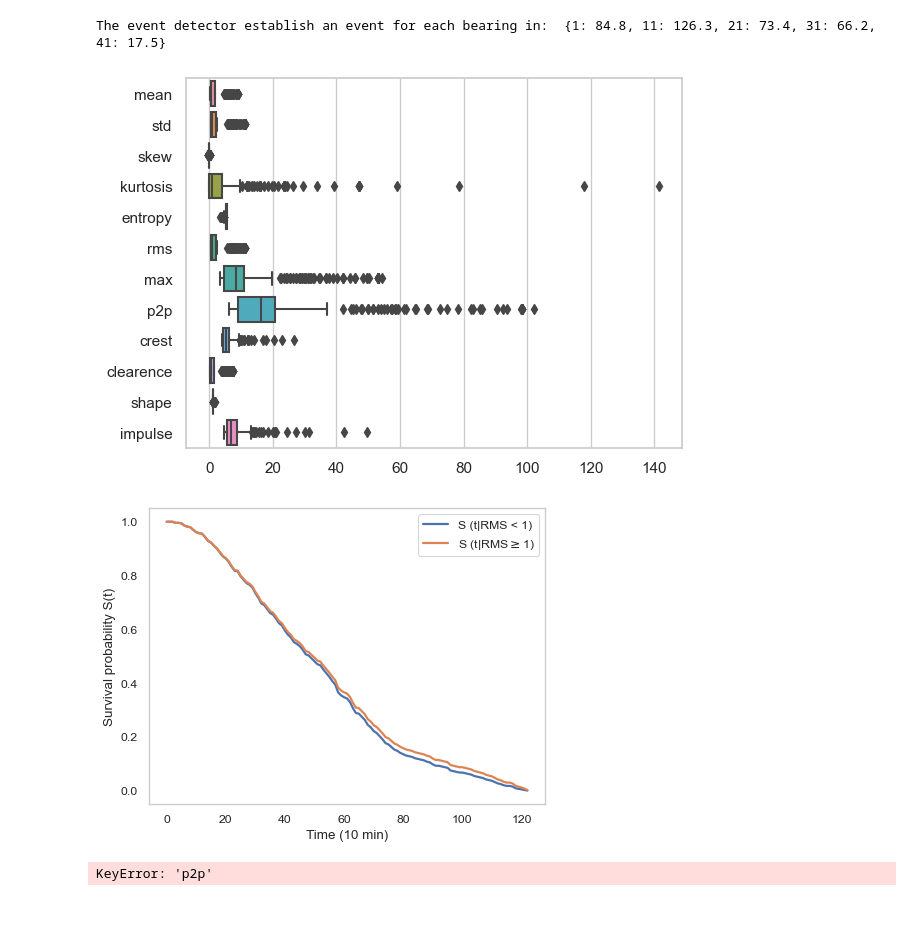
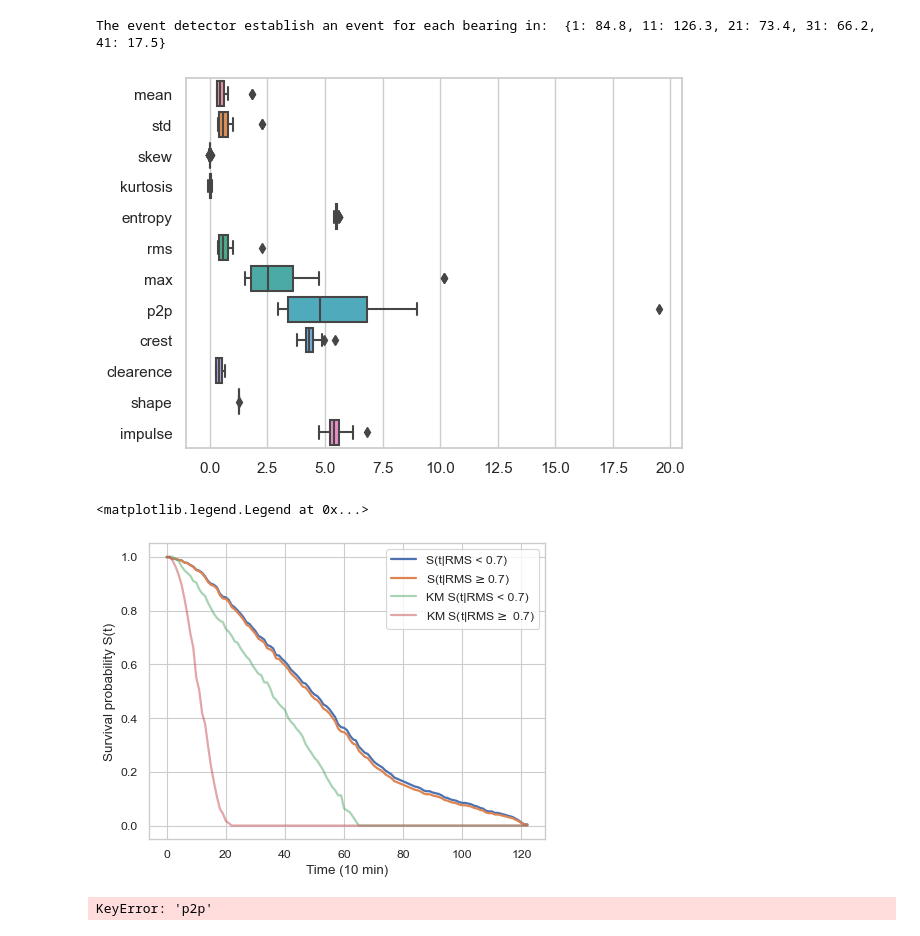
Before and after one commit to Zernez/PredictiveMaintenance, a Jupyter notebook: src/plot_surv_curves.ipynb, the cells around one changed output. Cells and saved outputs as stored; diff of their text form; code cells hidden in the pictures.

Commit message:
Added KM to plot

```diff
--- a/src/plot_surv_curves.ipynb
+++ b/src/plot_surv_curves.ipynb
@@ -42,9 +42,9 @@ global MERGE
 global CENSORING
 global N_BOOT
 
-NEW_DATASET = False
+NEW_DATASET = True
 DATASET = "xjtu"
-TYPE = "correlated"  # not_correlated
+TYPE = "not_correlated"  # not_correlated
 CONDITION_SELECTOR = 0 #0 or 1 or 2
 LINE_PLOT = 3
 TEST_SIZE = 0.3
@@ -149,50 +155,63 @@ sns.set_style("whitegrid")
 sns.boxplot(data=X_test, orient= "h") # notch=True
 plt.show()
 # %% [output]
-[figure, old version]
+[figure, new version]
 # %%
 # Set feature to split
 feature_to_split = "rms"
-split_threshold = 1
+split_threshold = 0.7
 
 #Set up the models on test
 params = regressors.DeepSurv().get_best_hyperparams()
 model = regressors.DeepSurv().make_model(params)
 
 #Format the data for NNs models
 x = X_train_scaled.to_numpy()
 t = y_train['Survival_time']
 e = y_train['Event']
 
 # Train the models and get the calculation time for each
-#model.fit(np.array(X_train), y_train, event_times)
+#model.fit(X_train, y_train)
 model.fit(x, t, e)
 
 # Split data
-X_test_g1 = X_test.loc[X_test[feature_to_split] < split_threshold]
-X_test_g2 = X_test.loc[X_test[feature_to_split] >= split_threshold]
+g1_idx = X_test.loc[X_test[feature_to_split] < split_threshold].index
+g2_idx = X_test.loc[X_test[feature_to_split] >= split_threshold].index
+X_test_g1 = X_test.loc[g1_idx]
+X_test_g2 = X_test.loc[g2_idx]
+y_test_g1 = y_test[g1_idx]
+y_test_g2 = y_test[g2_idx]
 
 # Scale splitted data
 X_test_g1_scaled = pd.DataFrame(scaler.transform(X_test_g1), columns=best_features)
 X_test_g2_scaled = pd.DataFrame(scaler.transform(X_test_g2), columns=best_features)
 
 # Predict for the two groups
-surv_probs1 = survival.predict_survival_function(model, X_test_g1_scaled.to_numpy(), event_times)
-surv_probs2 = survival.predict_survival_function(model, X_test_g2_scaled.to_numpy(), event_times)
-surv_probs1_mean = np.mean(surv_probs1, axis= 0)
-surv_probs2_mean = np.mean(surv_probs2, axis= 0)
+surv_probs1 = survival.predict_survival_function(model, np.array(X_test_g1_scaled), event_times)
+surv_probs2 = survival.predict_survival_function(model, np.array(X_test_g2_scaled), event_times)
+surv_probs1_mean = np.mean(surv_probs1, axis=0)
+surv_probs2_mean = np.mean(surv_probs2, axis=0)
 surv_probs1_ci = 1.96 * np.std(surv_probs1, axis=0) / np.sqrt(len(surv_probs1)) # 95% CI
-surv_probs2_ci = 1.96 * np.std(surv_probs2, axis=0) / np.sqrt(len(surv_probs2))# 95% CI
+surv_probs2_ci = 1.96 * np.std(surv_probs2, axis=0) / np.sqrt(len(surv_probs2)) # 95% CI
 
 plt.figure(dpi=80)
-plt.plot(surv_probs1_mean, linewidth=2, label=f'S (t|RMS < {split_threshold})')
-plt.plot(surv_probs2_mean, linewidth=2, label=f'S (t|RMS$\geq${split_threshold})')
+plt.plot(surv_probs1_mean, linewidth=2, label=f'S(t|RMS < {split_threshold})')
+plt.plot(surv_probs2_mean, linewidth=2, label=f'S(t|RMS$\geq${split_threshold})')
+plt.fill_between(event_times, surv_probs1_mean-surv_probs1_ci, surv_probs1_mean+surv_probs1_ci, linewidth=1, alpha=0.5)
+plt.fill_between(event_times, surv_probs2_mean-surv_probs2_ci, surv_probs2_mean+surv_probs2_ci, linewidth=1, alpha=0.5)
 plt.xlabel("Time (10 min)")
 plt.ylabel("Survival probability S(t)")
+plt.grid()
+
+# Train KM
+Km = KaplanMeierFitter().fit(durations=y_test_g1["Survival_time"], event_observed=y_test_g1["Event"]).predict(event_times)
+Km.plot(linewidth=2, alpha=0.5, label=f'KM S(t|RMS < {split_threshold})')
+Km = KaplanMeierFitter().fit(durations=y_test_g2["Survival_time"], event_observed=y_test_g2["Event"]).predict(event_times)
+Km.plot(linewidth=2, alpha=0.5, label=f'KM S(t|RMS$\geq$ {split_threshold})')
 plt.legend()
-plt.grid()
 # %% [output]
+<matplotlib.legend.Legend at 0x...>
-[figure, old version]
+[figure, new version]
 # %%
 #Set up the models on test
 cph_params = regressors.CoxPH().get_best_hyperparams()
```
Also changed, not shown: parts of 1 cell of this notebook.
